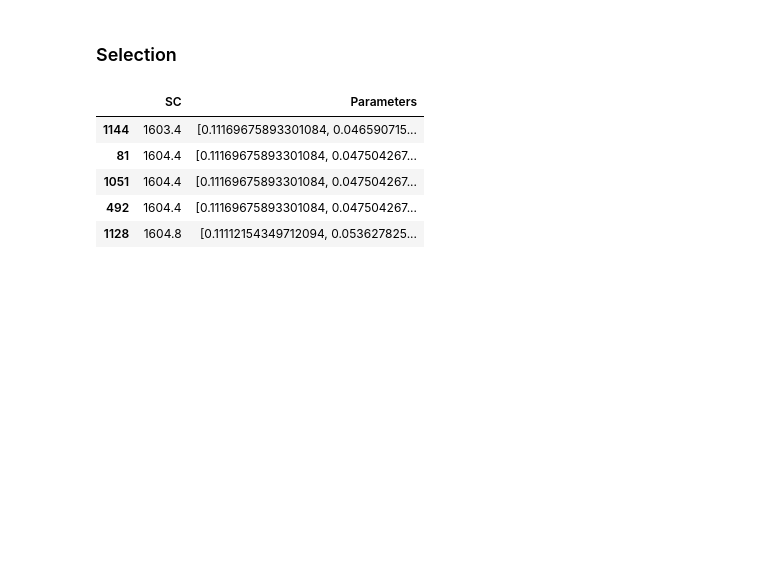
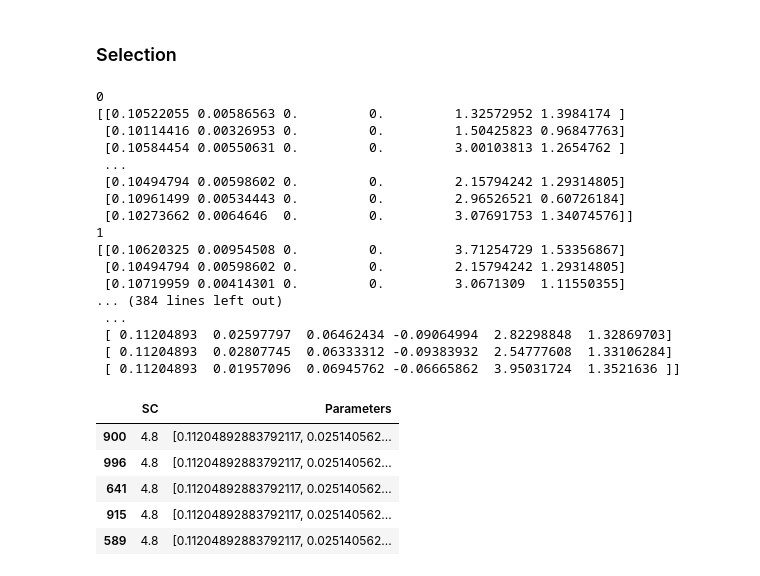
Before and after one commit to araujogab/Genetic-Algorithm, a Jupyter notebook: Svensson - v4.ipynb, the cells around one changed output. Drawn from its saved outputs; the diff is of its cells as text; code cells hidden in the pictures; blank space fills up the shorter version.

```diff
--- a/Svensson - v4.ipynb
+++ b/Svensson - v4.ipynb
@@ -27,6 +27,10 @@ selic = pd.read_excel(os.path.join(path, "SELIC.xlsx"))
 ref_date_str = "2023-07-26"
 # %% [markdown]
 #### Maturity and Coupon Calculation
+# %%
+### Selic treatments
+cal = Calendar.load("ANBIMA")
+parameters.set_index("Data referência", inplace=True)
 # %%
 ### Selic treatments
 cal = Calendar.load("ANBIMA")
@@ -146,6 +151,7 @@ beta_approx = beta_star_2 + e_approx ## ajustar colunas
 
 def update (betas,beta_star):
     updated_value = []
+    print(betas)
     for index, parameter in enumerate(betas):
         if parameter[0]<0:
             betas[index][0] = beta_star[0]+ beta_star[0]*np.random.normal(0, var)
@@ -153,15 +159,16 @@ def update (betas,beta_star):
         if (parameter[0]+parameter[1])<0:
             betas[index][1] = beta_star[1]+ beta_star[1]*np.random.normal(0, var)
             updated_value.append((betas[index][0]+betas[index][1])<0)
-        if parameter[4]<0:
+        if parameter[4]<0 or parameter[4]>10:
             betas[index][4] = beta_star[4]+ beta_star[4]*np.random.normal(0, var)
             updated_value.append(betas[index][4]<0)
-        if parameter[5]<0:
+        if parameter[5]<0 or parameter[5]>10:
             betas[index][5] = beta_star[5]+ beta_star[5]*np.random.normal(0, var)
             updated_value.append(betas[index][5]<0)
     if sum(updated_value) != 0:
         update(betas,beta_star)
-    return(beta_previous.T)
+
+    return(betas)
 
 update(beta_previous.T,beta_star_1.T)
 update(beta_approx,beta_star_2)
@@ -171,9 +198,8 @@ individuals = np.concatenate((beta_previous.T, beta_approx.T), axis=0)
 ### Selection
 # %%
 df = data_estimada
-
 alpha = 6
-var = 0.5
+#var = 0.5
 pi = 0.35
 ### 40% of the individuals survive
 s = int(0.4 * N)
@@ -192,7 +218,8 @@ def minimization(c):
     val = np.sum(df['Residual'])
     return val
 
-for interation in range(5):
+for interation in range(50):
+    print(interation)
 
     values = []
 
@@ -201,43 +228,60 @@ for interation in range(5):
         values.append((round(val,1), row))
 
     sol = pd.DataFrame(values, columns=['SC', "Parameters"])
+
 
     selection = sol.sort_values('SC')[0:s]
     new_individuals = []
 
     if interation > 1:
         var = var*1.02
 
     ### Cross-Over
 
     psi = np.random.uniform(0, 1,N)
     selected_rows = selection.iloc[(np.random.beta(1, alpha, N) * s)]
     selected_rows.reset_index(drop=True, inplace=True)
     theta_r = selected_rows["Parameters"]
     theta_s = selected_rows["Parameters"]
 
     next_gen = psi * theta_r + (1 - psi) * theta_s
 
 
     ### Mutation
     e = np.random.choice([0, 1], size=(6, N), p=[1 - pi, pi])*np.random.normal(0, var, size=(6, N))
     next_gen_list = next_gen.tolist()
     next_gen_array = np.array(next_gen_list)
-    update(next_gen_array,next_gen_array)
+    update(next_gen_array,beta_star_1.T)
     new_individuals = next_gen_array * e.T+next_gen_array
 
     individuals = new_individuals
 
 
-
 selection.head()
 # %% [output]
+0
+[[0.10522055 0.00586563 0.         0.         1.32572952 1.3984174 ]
+ [0.10114416 0.00326953 0.         0.         1.50425823 0.96847763]
+ [0.10584454 0.00550631 0.         0.         3.00103813 1.2654762 ]
+ ...
+ [0.10494794 0.00598602 0.         0.         2.15794242 1.29314805]
+ [0.10961499 0.00534443 0.         0.         2.96526521 0.60726184]
+ [0.10273662 0.0064646  0.         0.         3.07691753 1.34074576]]
+1
+[[0.10620325 0.00954508 0.         0.         3.71254729 1.53356867]
+ [0.10494794 0.00598602 0.         0.         2.15794242 1.29314805]
+ [0.10719959 0.00414301 0.         0.         3.0671309  1.11550355]
+... (384 lines left out)
+ ...
+ [ 0.11204893  0.02597797  0.06462434 -0.09064994  2.82298848  1.32869703]
+ [ 0.11204893  0.02807745  0.06333312 -0.09383932  2.54777608  1.33106284]
+ [ 0.11204893  0.01957096  0.06945762 -0.06665862  3.95031724  1.3521636 ]]
 |  | SC | Parameters |
-| 1144 | 1603.4 | [0.11169675893301084, 0.046590715... |
-| 81 | 1604.4 | [0.11169675893301084, 0.047504267... |
-| 1051 | 1604.4 | [0.11169675893301084, 0.047504267... |
-| 492 | 1604.4 | [0.11169675893301084, 0.047504267... |
-| 1128 | 1604.8 | [0.11112154349712094, 0.053627825... |
+| 900 | 4.8 | [0.11204892883792117, 0.025140562... |
+| 996 | 4.8 | [0.11204892883792117, 0.025140562... |
+| 641 | 4.8 | [0.11204892883792117, 0.025140562... |
+| 915 | 4.8 | [0.11204892883792117, 0.025140562... |
+| 589 | 4.8 | [0.11204892883792117, 0.025140562... |
 # %%
 dia26 = selection.iloc[0]["Parameters"]
 dia26_anbima = parameters.iloc[-2,1:].values
```
Also changed, not shown: parts of 6 cells of this notebook, 1 other file.
